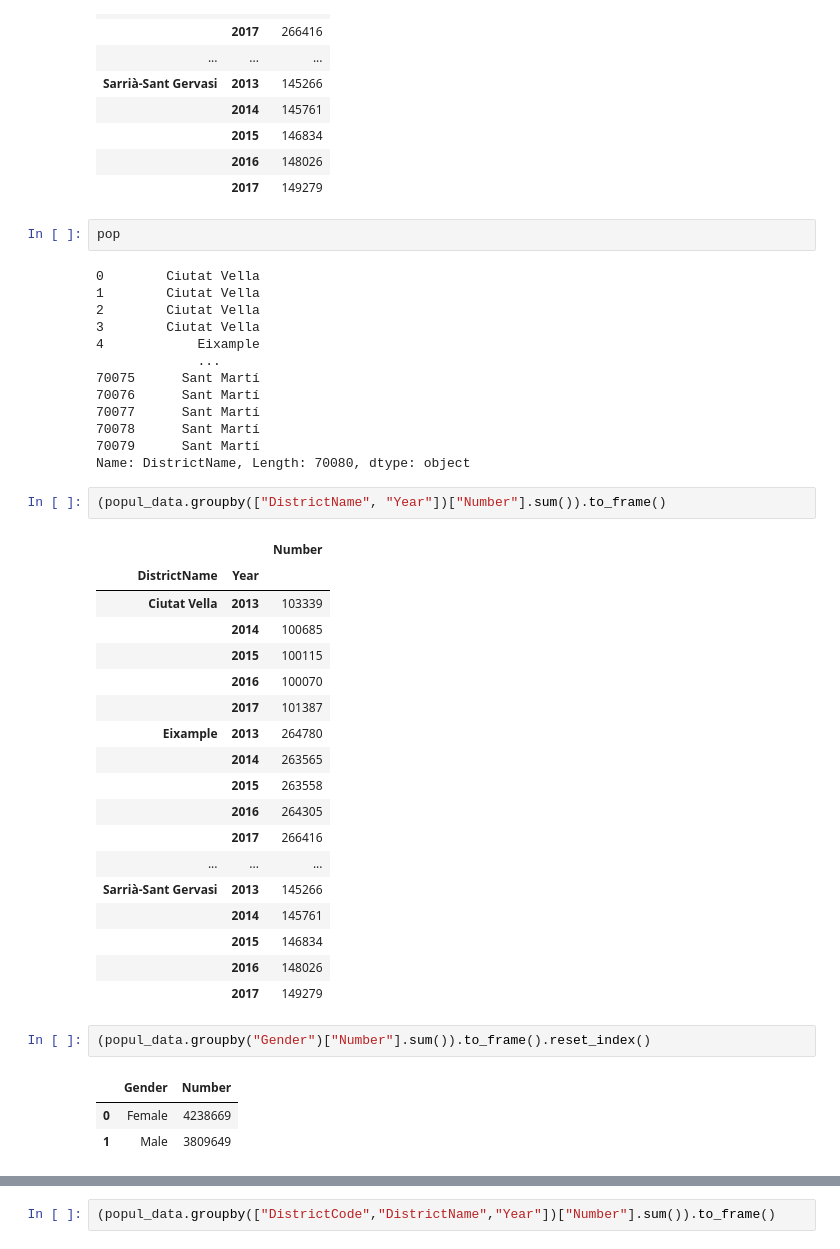
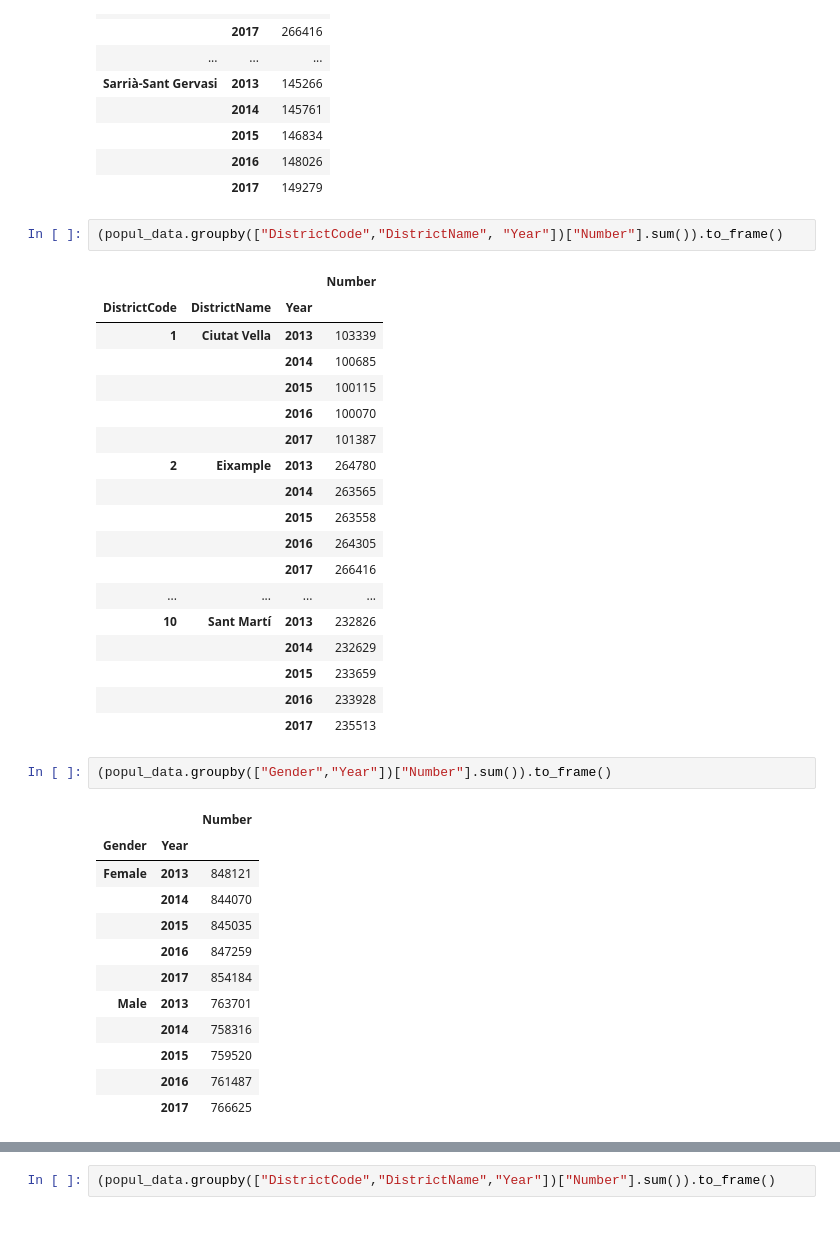
Before and after one commit to AlfaisalGassim/Barcelona_EDA, a Jupyter notebook: exploration.ipynb, the cells around one changed output, grey strips where cells are left out. Drawn from its saved outputs; the diff is of its cells as text.

```diff
--- a/exploration.ipynb
+++ b/exploration.ipynb
@@ -134,48 +137,42 @@ popul_data.Number.sum()
 |  | 2015 | 146834 |
 |  | 2016 | 148026 |
 |  | 2017 | 149279 |
-# %%
-pop
-# %% [output]
-0        Ciutat Vella
-1        Ciutat Vella
-2        Ciutat Vella
-3        Ciutat Vella
-4            Eixample
-             ...
-70075      Sant Martí
-70076      Sant Martí
-70077      Sant Martí
-70078      Sant Martí
-70079      Sant Martí
-Name: DistrictName, Length: 70080, dtype: object
 # %%
-(popul_data.groupby(["DistrictName", "Year"])["Number"].sum()).to_frame()
+(popul_data.groupby(["DistrictCode","DistrictName", "Year"])["Number"].sum()).to_frame()
 # %% [output]
-|  |  | Number |
-| DistrictName | Year |  |
-| Ciutat Vella | 2013 | 103339 |
-|  | 2014 | 100685 |
-|  | 2015 | 100115 |
-|  | 2016 | 100070 |
-|  | 2017 | 101387 |
-| Eixample | 2013 | 264780 |
-|  | 2014 | 263565 |
-|  | 2015 | 263558 |
-|  | 2016 | 264305 |
-|  | 2017 | 266416 |
-| ... | ... | ... |
-| Sarrià-Sant Gervasi | 2013 | 145266 |
-|  | 2014 | 145761 |
-|  | 2015 | 146834 |
-|  | 2016 | 148026 |
-|  | 2017 | 149279 |
+|  |  |  | Number |
+| DistrictCode | DistrictName | Year |  |
+| 1 | Ciutat Vella | 2013 | 103339 |
+|  |  | 2014 | 100685 |
+|  |  | 2015 | 100115 |
+|  |  | 2016 | 100070 |
+|  |  | 2017 | 101387 |
+| 2 | Eixample | 2013 | 264780 |
+|  |  | 2014 | 263565 |
+|  |  | 2015 | 263558 |
+|  |  | 2016 | 264305 |
+|  |  | 2017 | 266416 |
+| ... | ... | ... | ... |
+| 10 | Sant Martí | 2013 | 232826 |
+|  |  | 2014 | 232629 |
+|  |  | 2015 | 233659 |
+|  |  | 2016 | 233928 |
+|  |  | 2017 | 235513 |
 # %%
-(popul_data.groupby("Gender")["Number"].sum()).to_frame().reset_index()
+(popul_data.groupby(["Gender","Year"])["Number"].sum()).to_frame()
 # %% [output]
-|  | Gender | Number |
-| 0 | Female | 4238669 |
-| 1 | Male | 3809649 |
+|  |  | Number |
+| Gender | Year |  |
+| Female | 2013 | 848121 |
+|  | 2014 | 844070 |
+|  | 2015 | 845035 |
+|  | 2016 | 847259 |
+|  | 2017 | 854184 |
+| Male | 2013 | 763701 |
+|  | 2014 | 758316 |
+|  | 2015 | 759520 |
+|  | 2016 | 761487 |
+|  | 2017 | 766625 |
 # %%
 (popul_data.groupby(["Age","Year"])["Number"].sum()).to_frame()
 # %% [output]
```
Also changed, not shown: parts of 8 cells of this notebook.
